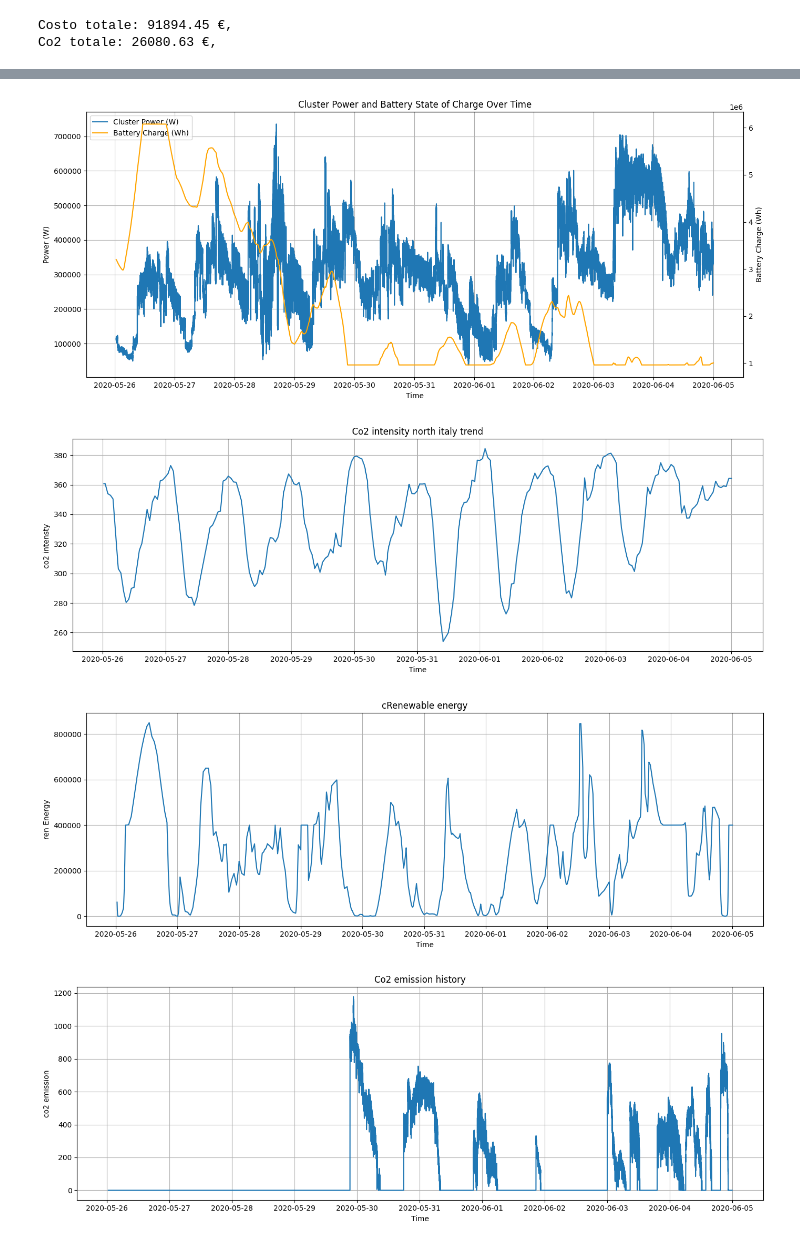
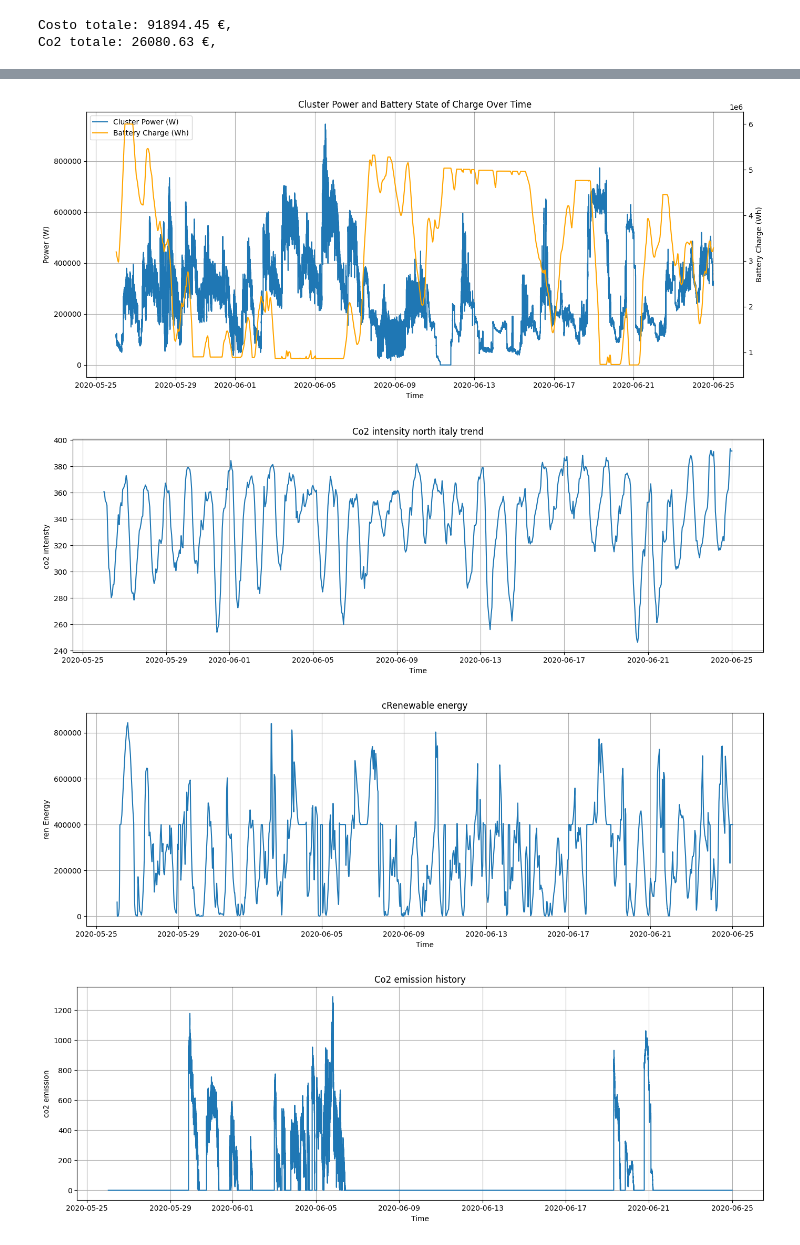
Before and after one commit to alessandroPetz/rl_hpc_power_aware, a Jupyter notebook: rule_bsed_sims.ipynb, the cells around one changed output, grey strips where cells are left out. Saved outputs shown, nothing was run; the diff lists cells and outputs as text; code cells hidden in the pictures.

```diff
--- a/rule_bsed_sims.ipynb
+++ b/rule_bsed_sims.ipynb
@@ -481,11 +484,11 @@ Capacità residua: 3199996 Wh
 # %%
-# In questa simulazione abbiamo la batteria che viene utilizzata come accumulatore di energie rinnoviabili.
-# Vegnono unsate tutte le rinnovabili possibili e se ce n'è un eccesso, si ricarica l'accumulatore.
-# se le rinnovabili non bastano, si usa prima la batteria e poi la rete elettrica.
+####       SIMULAZIONE 2      #####
 
-# un modello di batteria più realistico è stato implementato.
-#
-#
+# In questa simulazione abbiamo la batteria che viene utilizzata come
+# Accumulatore di energie rinnoviabili.
+# Vegnono unsate tutte le rinnovabili possibili e se ce n'è un eccesso,
+# si ricarica l'accumulatore.
+# Se le rinnovabili non bastano, si usa prima la batteria e poi la rete elettrica.
 
 
 import pandas as pd
@@ -501,7 +504,7 @@ from utils.price_model import PriceModel
 
 
 ## LOAD DATASET
-df = pd.read_csv("csvs/cluster_power_only_nodes_10days.csv") #[8641:]
+df = pd.read_csv("csvs/cluster_power_only_nodes_30days.csv") #[8641:]
 # df = pd.read_csv("cluster_power_only_nodes.csv")
 
 df["time"] = pd.to_datetime(df["time"], utc=True)
@@ -521,9 +524,17 @@ df["price_base"], df["price_high"] = price_model.prices_from_df(df)
 THRESHOLD = 400000          # W
 BATTERY_CAPACITY = 3_200_000      # Wh
 
-list_thresholds = [300000,400000,500000]
-list_battery_capacity = [800_000, 1_600_000, 3_200_000,6_400_000]
-list_renewables = [(200000,250000),(300000,350000),(400000,450000)]
+# list_thresholds = [300000,400000,500000]
+# list_battery_capacity = [800_000, 1_600_000, 3_200_000,6_400_000]
+# list_renewables = [(200000,250000),(300000,350000),(400000,450000)]
+
+list_thresholds = [200000, 400000]
+list_battery_capacity = [ 1_600_000, 3_200_000,6_400_000]
+list_renewables = [(200000,250000),(400000,450000)]
+
+# list_thresholds = [250000]
+# list_battery_capacity = [3_200_000]
+# list_renewables = [(300000,350000)]
 
 
 results = []
@@ -670,9 +681,12 @@ for THRESHOLD in list_thresholds :
                 "battery_capacity": BATTERY_CAPACITY,
                 "pmaxwind": p_max_ren[0],
                 "pmaxsun": p_max_ren[1],
-                "costo_euro": total_cost,
-                "co2_kg": total_co2_g / 1000,
-                "SOC_finale": info["SOC"],
+                "costo_euro": round(total_cost,3),
+                "co2_kg": round(total_co2_g / 1000,3),
+                "SOC_finale": round(info["SOC"],3),
+                "capacity_ratio": round(info["capacity_Wh"] / BATTERY_CAPACITY,3),
+                "sum_curtailment": round(sum(curtailment_history),3),
+                "battery_history": round(sum(battery_history),3)
             })
 
 # salvo i results su file
@@ -710,34 +724,34 @@ plt.grid(True)
 plt.tight_layout()
 plt.show()
 
 plt.figure(figsize=(14, 5))
 plt.plot(time_history, df["P_ren"])
 plt.xlabel("Time")
 plt.ylabel("ren Energy")
 plt.title("cRenewable energy")
 plt.grid(True)
 plt.tight_layout()
 plt.show()
 
 plt.figure(figsize=(14, 5))
 plt.plot(time_history, co2_history_g)
 plt.xlabel("Time")
 plt.ylabel("co2 emission")
 plt.title("Co2 emission history")
 plt.grid(True)
 plt.tight_layout()
 plt.show()
 
 plt.figure(figsize=(14, 5))
 plt.plot(time_history, cost_history)
 plt.xlabel("Time")
 plt.ylabel("costs")
 plt.title("cost history")
 plt.grid(True)
 plt.tight_layout()
 plt.show()
 # %% [output]
-[figure, old version]
+[figure, new version]
-[figure, old version]
+[figure, new version]
-[figure, old version]
+[figure, new version]
-[figure, old version]
+[figure, new version]
```
Also changed, not shown: parts of 6 cells of this notebook, 9 other files.
